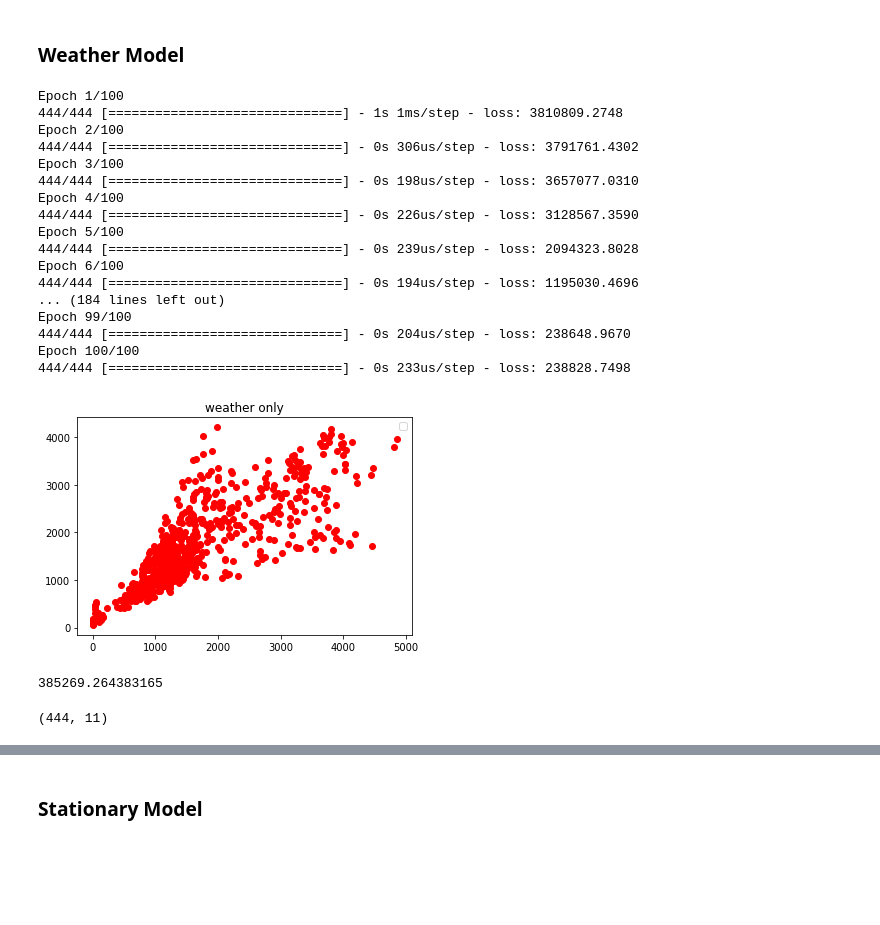
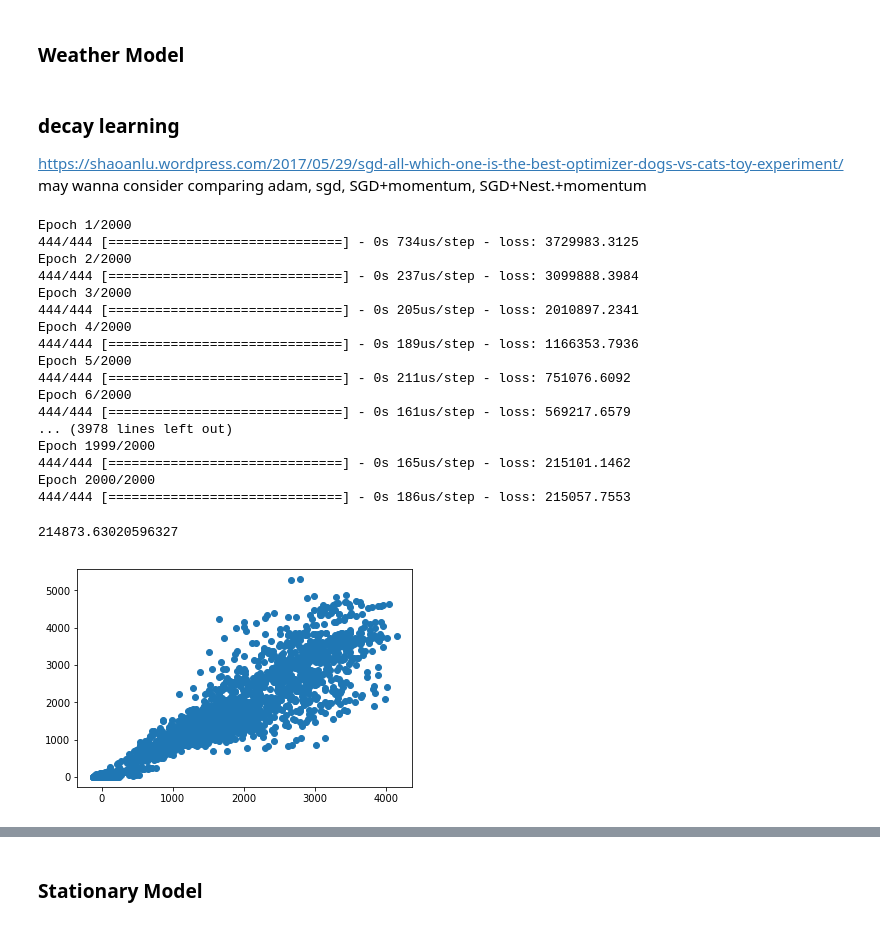
Before and after one commit to UCSD-SEELab/sdsc-weather-stream, a Jupyter notebook: Project_Pipeline.ipynb, the cells around one changed output, grey strips where cells are left out. Cells and saved outputs as stored; diff of their text form; code cells hidden in the pictures; blank space fills up the shorter version.

```diff
--- a/Project_Pipeline.ipynb
+++ b/Project_Pipeline.ipynb
@@ -33,6 +36,7 @@ Wearable.index = range(Wearable.shape[0])
 Wearable.drop(columns=['Time(s)'],inplace=True)
 Wearable.drop(Wearable.columns[0],axis=1,inplace=True)
 Stationary.index = range(Stationary.shape[0])
+Weather.index = range(Weather.shape[0])
 #Stationary = Wea_Stat_Wearable.fillna(method='ffill')
 Stationary = Stationary.fillna(method='ffill')
 Wearable = Wearable.fillna(method='ffill')
@@ -45,13 +47,22 @@ Weather.shape
+# %%
+Wea_Stat = pd.concat([Weather,Stationary],axis=1)
 # %% [markdown]
 ### Weather Model
+# %% [markdown]
+### decay learning
+https://shaoanlu.wordpress.com/2017/05/29/sgd-all-which-one-is-the-best-optimizer-dogs-vs-cats-toy-experiment/
+<br>may wanna consider comparing adam, sgd, SGD+momentum, SGD+Nest.+momentum
 # %%
-
 # Splitting the dataset into the Training set and Test set
-X_train, X_test, y_train, y_test = train_test_split(Weather, Wearable, test_size = 0.2, random_state = 0)
+X_train, X_test, y_train, y_test = train_test_split(Wea_Stat, Wearable, test_size = 0.2, random_state = 0)
 sc = StandardScaler()
 X_train = sc.fit_transform(X_train)
 X_test = sc.transform(X_test)
 
+X_train_weather = X_train[:,:11]
+X_train_stationary = X_train[:,11:]
+X_test_weather = X_test[:,:11]
+X_test_stationary = X_test[:,11:]
 # Initialising the ANN
 model = Sequential()
 
@@ -68,41 +79,37 @@ model.add(Dense(units = 32, activation = 'relu'))
 
 model.add(Dense(units = 6))
 
+#adam = keras.optimizers.Adam(lr=0.001, beta_1=0.9, beta_2=0.999, epsilon=None, decay=0.01, amsgrad=False)
 # Compiling the ANN
-model.compile(optimizer = 'adam', loss = 'mean_squared_error')
+#sgd = keras.optimizers.SGD(lr=0.01, momentum=0.0, decay=0.0, nesterov=False)
+adagrad = keras.optimizers.Adagrad(lr=0.01, epsilon=None, decay=0.0)
+model.compile(optimizer = adagrad, loss = 'mean_squared_error')
 
 # Fitting the ANN to the Training set
-model.fit(X_train, y_train, batch_size = 10, epochs = 100)
-
-y_pred_weather = model.predict(X_test)
-
-plt.scatter(y_test,y_pred_weather, color = 'red')
-plt.title('weather only')
-plt.legend()
-plt.show()
-mse1 = mean_squared_error(y_test, y_pred_weather)
-print mse1
+history = model.fit(X_train_weather, y_train, batch_size = 10, epochs = 2000)
 # %% [output]
-Epoch 1/100
-444/444 [==============================] - 1s 1ms/step - loss: 3810809.2748
-Epoch 2/100
-444/444 [==============================] - 0s 306us/step - loss: 3791761.4302
-Epoch 3/100
-444/444 [==============================] - 0s 198us/step - loss: 3657077.0310
-Epoch 4/100
-444/444 [==============================] - 0s 226us/step - loss: 3128567.3590
-Epoch 5/100
-444/444 [==============================] - 0s 239us/step - loss: 2094323.8028
-Epoch 6/100
-444/444 [==============================] - 0s 194us/step - loss: 1195030.4696
-... (184 lines left out)
-Epoch 99/100
-444/444 [==============================] - 0s 204us/step - loss: 238648.9670
-Epoch 100/100
-444/444 [==============================] - 0s 233us/step - loss: 238828.7498
+Epoch 1/2000
+444/444 [==============================] - 0s 734us/step - loss: 3729983.3125
+Epoch 2/2000
+444/444 [==============================] - 0s 237us/step - loss: 3099888.3984
+Epoch 3/2000
+444/444 [==============================] - 0s 205us/step - loss: 2010897.2341
+Epoch 4/2000
+444/444 [==============================] - 0s 189us/step - loss: 1166353.7936
+Epoch 5/2000
+444/444 [==============================] - 0s 211us/step - loss: 751076.6092
+Epoch 6/2000
+444/444 [==============================] - 0s 161us/step - loss: 569217.6579
+... (3978 lines left out)
+Epoch 1999/2000
+444/444 [==============================] - 0s 165us/step - loss: 215101.1462
+Epoch 2000/2000
+444/444 [==============================] - 0s 186us/step - loss: 215057.7553
-[figure, removed]
-385269.264383165
-# %%
-X_train.shape
-# %% [output]
-(444, 11)
+# %%
+y_train_test_weather = model.predict(X_train_weather)
+plt.scatter(y_train_test_weather,y_train)
+mse = mean_squared_error(y_train_test_weather, y_train)
+print mse
+# %% [output]
+214873.63020596327
+[figure, added]
```
Also changed, not shown: parts of 24 cells of this notebook, 1 other file.
